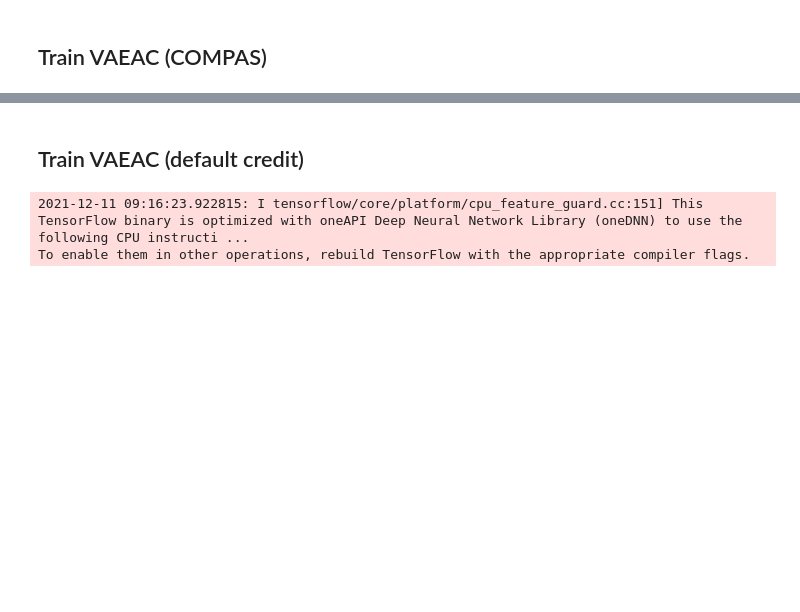
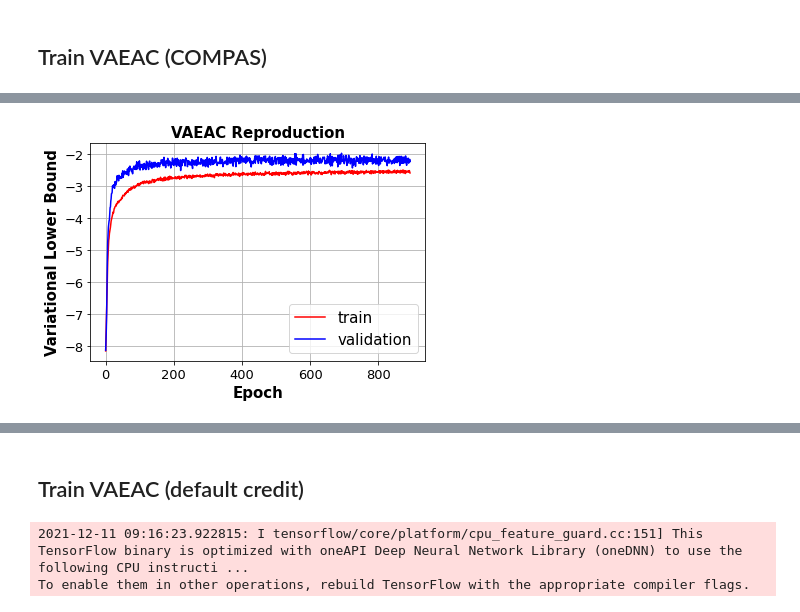
Before and after one commit to alishibli97/DLAdv-Project, a Jupyter notebook: VAEAC/tensorflow_VAEAC-Copy.ipynb, the cells around one changed output, grey strips where cells are left out. Saved outputs shown, nothing was run; the diff lists cells and outputs as text; code cells hidden in the pictures; blank space fills up the shorter version.

Commit message:
Loss plots for VAEAC and under VAEAC

```diff
--- a/VAEAC/tensorflow_VAEAC-Copy.ipynb
+++ b/VAEAC/tensorflow_VAEAC-Copy.ipynb
@@ -1090,0 +973,20 @@ NameError: name 'model' is not defined
+# %%
+vlb_train = np.load('./COMPAS_Valter_VAEAC/compas_vlb_train_lr_0.0001.npy')
+vlb_val = np.load('./COMPAS_Valter_VAEAC/compas_vlb_val_lr_0.0001.npy')
+
+# best_epoch = 693 (pos 692 in train_val)
+curr_epoch = 894
+
+plt.figure()
+plt.plot(np.clip(vlb_train[:curr_epoch], -1000, 1000), 'r')
+plt.plot(np.clip(vlb_val[:curr_epoch], -1000, 1000), 'b')
+plt.legend(['train', 'validation'], fontsize =15)
+plt.ylabel('Variational Lower Bound', fontweight='bold', fontsize =15)
+plt.xlabel('Epoch', fontweight='bold', fontsize =15)
+plt.yticks(fontsize = 13)
+plt.xticks(fontsize=13)
+plt.title('VAEAC Reproduction', fontweight='bold', fontsize= 15)
+plt.grid(True)
+plt.savefig('./COMPAS_Valter_VAEAC/' +  'compas_vaeac' + '.png', bbox_inches="tight")
+# %% [output]
+[figure, added]
```
Also changed, not shown: parts of 16 cells of this notebook.
